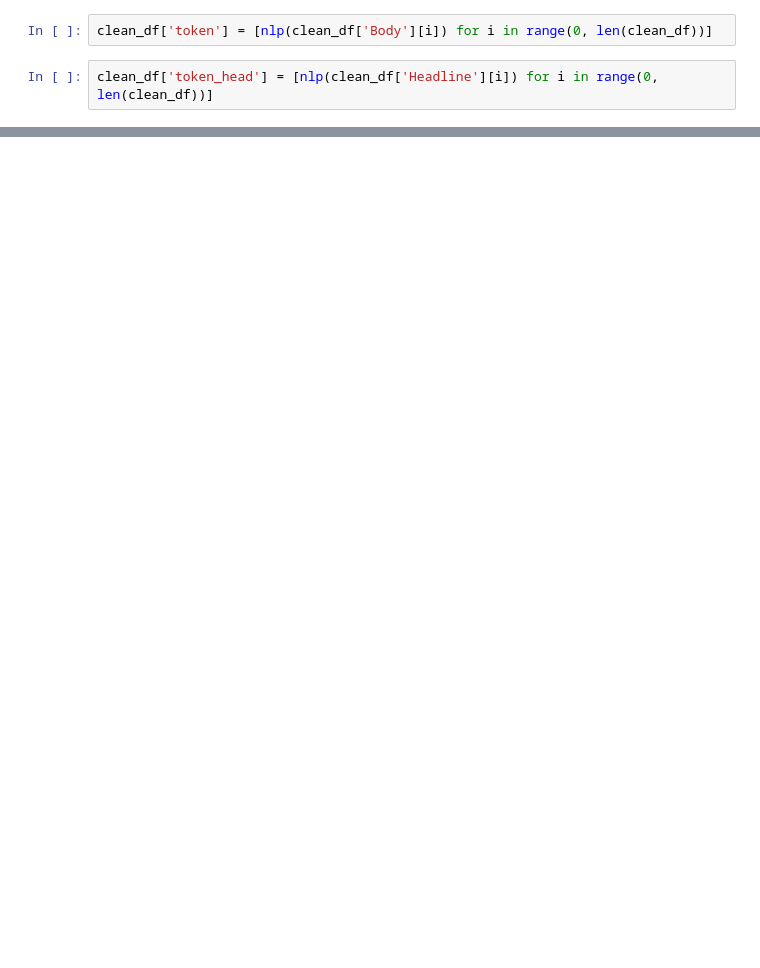
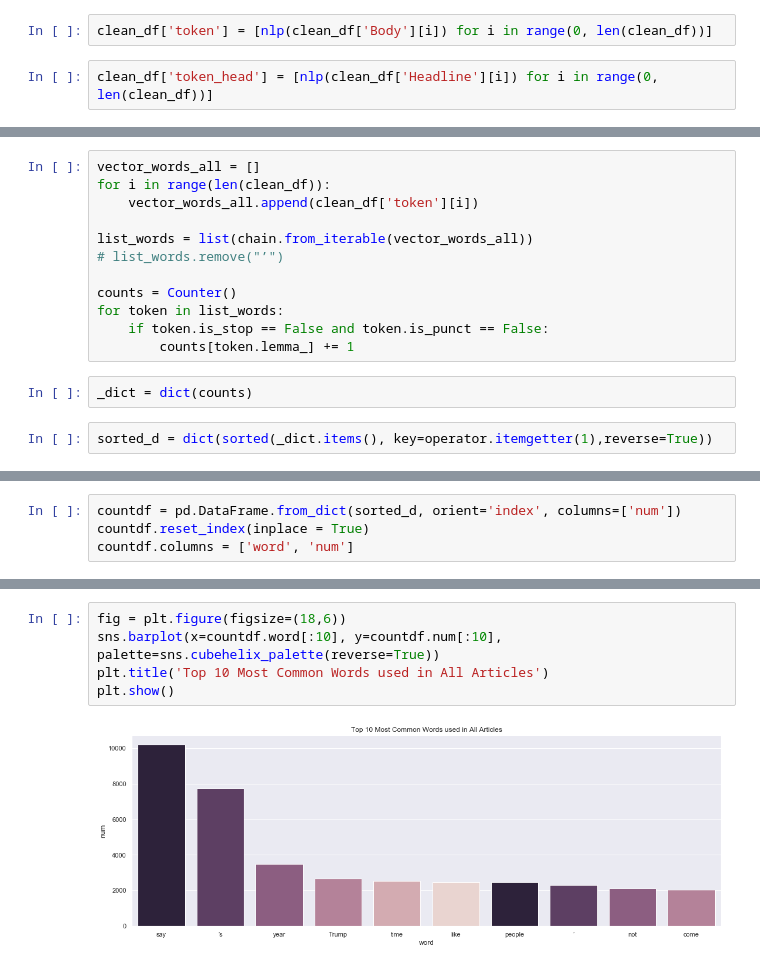
Before and after one commit to ndelrossi7/FakeNewsDetection, a Jupyter notebook: Untitled.ipynb, the cells around one changed output, grey strips where cells are left out. Cells and saved outputs as stored; diff of their text form; blank space fills up the shorter version.

```diff
--- a/Untitled.ipynb
+++ b/Untitled.ipynb
@@ -44,0 +82,16 @@ clean_df.to_csv('tokenized.csv')
+# %%
+vector_words_all = []
+for i in range(len(clean_df)):
+    vector_words_all.append(clean_df['token'][i])
+
+list_words = list(chain.from_iterable(vector_words_all))
+# list_words.remove("’")
+
+counts = Counter()
+for token in list_words:
+    if token.is_stop == False and token.is_punct == False:
+        counts[token.lemma_] += 1
+# %%
+_dict = dict(counts)
+# %%
+sorted_d = dict(sorted(_dict.items(), key=operator.itemgetter(1),reverse=True))
@@ -44,0 +118,4 @@ clean_df.to_csv('tokenized.csv')
+# %%
+countdf = pd.DataFrame.from_dict(sorted_d, orient='index', columns=['num'])
+countdf.reset_index(inplace = True)
+countdf.columns = ['word', 'num']
@@ -44,0 +136,7 @@ clean_df.to_csv('tokenized.csv')
+# %%
+fig = plt.figure(figsize=(18,6))
+sns.barplot(x=countdf.word[:10], y=countdf.num[:10], palette=sns.cubehelix_palette(reverse=True))
+plt.title('Top 10 Most Common Words used in All Articles')
+plt.show()
+# %% [output]
+[figure, added]
```
Also changed, not shown: parts of 11 cells of this notebook, 3 other files.
